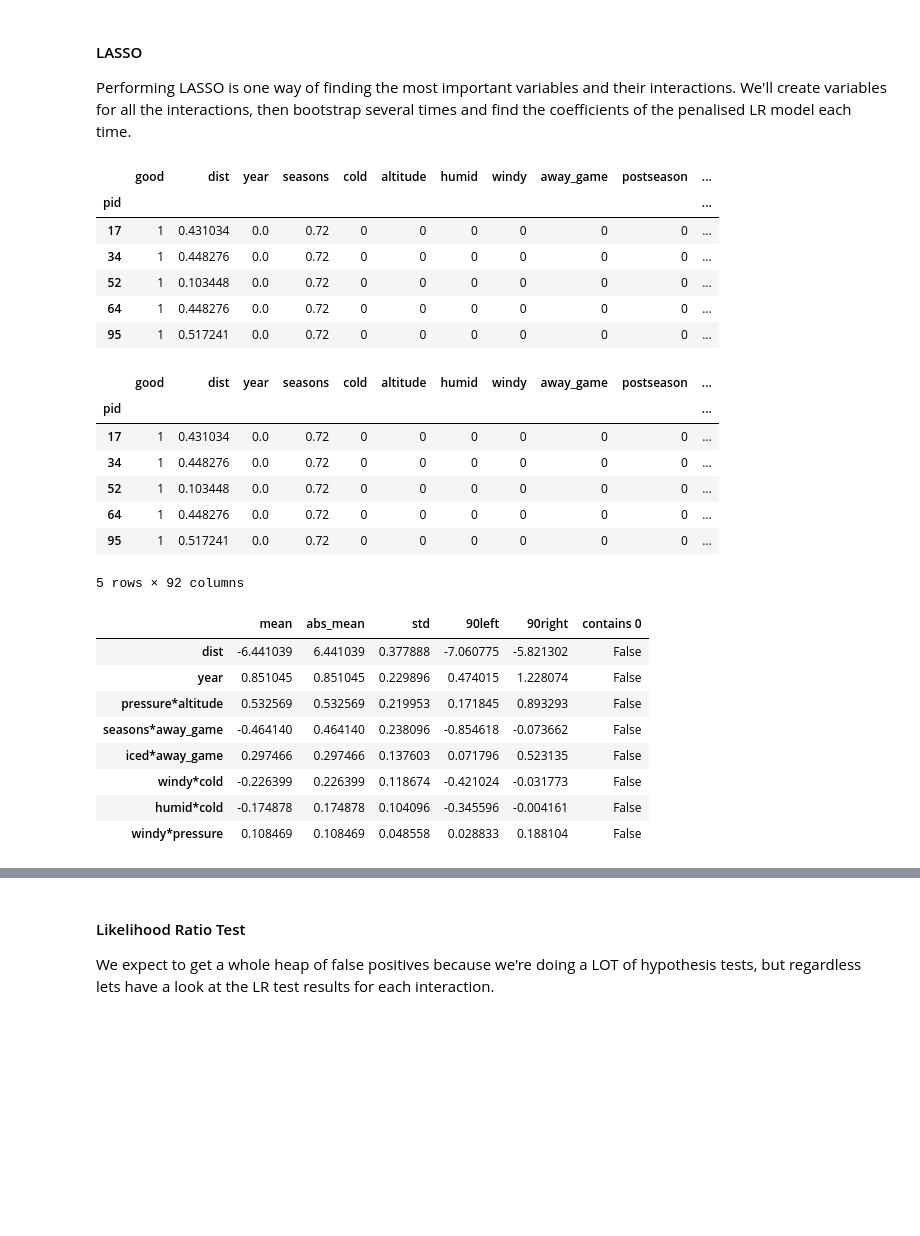
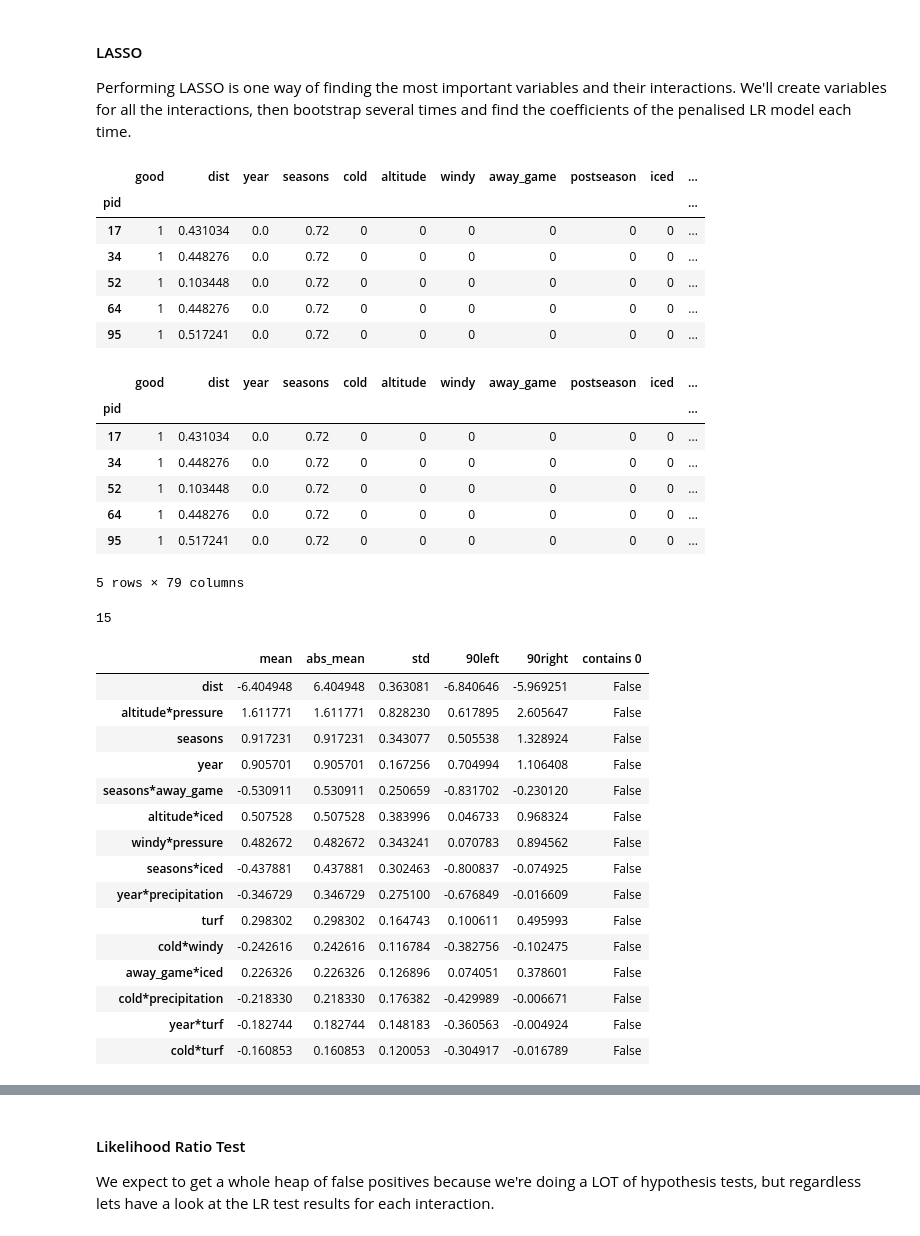
Before and after one commit to lewisbails/nfl-project, a Jupyter notebook: notebooks/field_goals.ipynb, the cells around one changed output, grey strips where cells are left out. Cells and saved outputs as stored; diff of their text form; code cells hidden in the pictures; blank space fills up the shorter version.

```diff
--- a/notebooks/field_goals.ipynb
+++ b/notebooks/field_goals.ipynb
@@ -538,14 +402,12 @@ pressure          0.0210      0.024      0.874      0.382      -0.026       0.06
 # %%
 def get_interactions(covariates, triples=False):
     interactions = []
-    for i,j in itertools.product(covariates,covariates):
-        if i>j:
-            interactions.append(i+'*'+j)
+    for i,j in itertools.combinations(covariates,2):
+        interactions.append(i+'*'+j)
 
     if triples:
-        for i,j,k in itertools.product(covariates,covariates, covariates):
-            if i>j>k:
-                interactions.append(i+'*'+j+'*'+k)
+        for i,j,k in itertools.combinations(covariates,3):
+            interactions.append(i+'*'+j+'*'+k)
 
     return interactions
 # %%
@@ -557,12 +419,13 @@ Performing LASSO is one way of finding the most important variables and their in
 # %%
 # we scale the non-binary variables to be between 0 and 1 so we can see relative effects.
 normed = df.copy().drop(['fkicker'], axis=1)
+normed['pressure'] = (normed['pressure']-normed['pressure'].min())/(normed['pressure'].max()-normed['pressure'].min())
 normed['dist'] = (normed['dist']-normed['dist'].min())/(normed['dist'].max()-normed['dist'].min())
 normed['year'] = (normed['year']-normed['year'].min())/(normed['year'].max()-normed['year'].min())
 normed['seasons'] = (normed['seasons']-normed['seasons'].min())/(normed['seasons'].max()-normed['seasons'].min())
 normed.head()
 # %% [output]
-|  | good | dist | year | seasons | cold | altitude | humid | windy | away_game | postseason | ... |
+|  | good | dist | year | seasons | cold | altitude | windy | away_game | postseason | iced | ... |
 | pid |  |  |  |  |  |  |  |  |  |  | ... |
 | 17 | 1 | 0.431034 | 0.0 | 0.72 | 0 | 0 | 0 | 0 | 0 | 0 | ... |
 | 34 | 1 | 0.448276 | 0.0 | 0.72 | 0 | 0 | 0 | 0 | 0 | 0 | ... |
@@ -578,35 +441,45 @@ for interaction in interactions:
         normed[interaction] = normed[covs[0]]*normed[covs[1]]*normed[covs[2]]
 normed.head()
 # %% [output]
-|  | good | dist | year | seasons | cold | altitude | humid | windy | away_game | postseason | ... |
+|  | good | dist | year | seasons | cold | altitude | windy | away_game | postseason | iced | ... |
 | pid |  |  |  |  |  |  |  |  |  |  | ... |
 | 17 | 1 | 0.431034 | 0.0 | 0.72 | 0 | 0 | 0 | 0 | 0 | 0 | ... |
 | 34 | 1 | 0.448276 | 0.0 | 0.72 | 0 | 0 | 0 | 0 | 0 | 0 | ... |
 | 52 | 1 | 0.103448 | 0.0 | 0.72 | 0 | 0 | 0 | 0 | 0 | 0 | ... |
 | 64 | 1 | 0.448276 | 0.0 | 0.72 | 0 | 0 | 0 | 0 | 0 | 0 | ... |
 | 95 | 1 | 0.517241 | 0.0 | 0.72 | 0 | 0 | 0 | 0 | 0 | 0 | ... |
-5 rows × 92 columns
+5 rows × 79 columns
 # %%
 from sklearn.linear_model import LogisticRegression
 
 coefs = {}
-for i in range(30): # bootstrap for CI on coefficients
+for i in range(50): # bootstrap for CI on coefficients
     boot = normed.sample(frac=1, replace=True)
-    model = LogisticRegression(penalty='l1', max_iter=5000, solver='liblinear')
+    model = LogisticRegression(penalty='l1', max_iter=1000, solver='liblinear')
     model.fit(X=boot.drop('good', axis=1), y=boot['good'])
     coefs[i] = pd.Series(index=boot.drop('good', axis=1).columns.values,data=model.coef_[0])
 df_boot = pd.DataFrame.from_dict(coefs, orient='columns')
 # %%
-df_coefs = pd.DataFrame.from_dict({'mean':df_boot.mean(axis=1), 'abs_mean':df_boot.mean(axis=1).abs(), 'std':df_boot.std(axis=1), '90left':df_boot.mean(axis=1)-1.64*df_boot.std(axis=1), '90right':df_boot.mean(axis=1)+1.64*df_boot.std(axis=1), 'contains 0':((df_boot.mean(axis=1)-1.64*df_boot.std(axis=1))<0) & ((df_boot.mean(axis=1)+1.64*df_boot.std(axis=1))>0)}, orient='columns').sort_values('abs_mean', ascending=False)
-df_coefs[~df_coefs['contains 0'] & df_coefs['mean']>0]
+df_coefs = pd.DataFrame.from_dict({'mean':df_boot.mean(axis=1), 'abs_mean':df_boot.mean(axis=1).abs(), 'std':df_boot.std(axis=1), '90left':df_boot.mean(axis=1)-1.2*df_boot.std(axis=1), '90right':df_boot.mean(axis=1)+1.2*df_boot.std(axis=1), 'contains 0':((df_boot.mean(axis=1)-1.2*df_boot.std(axis=1))<0) & ((df_boot.mean(axis=1)+1.2*df_boot.std(axis=1))>0)}, orient='columns').sort_values('abs_mean', ascending=False)
+selected = df_coefs[~df_coefs['contains 0'] & df_coefs['abs_mean']>0].sort_values('abs_mean', ascending=False)
+print(len(selected))
+selected
 # %% [output]
+15
 |  | mean | abs_mean | std | 90left | 90right | contains 0 |
-| dist | -6.441039 | 6.441039 | 0.377888 | -7.060775 | -5.821302 | False |
-| year | 0.851045 | 0.851045 | 0.229896 | 0.474015 | 1.228074 | False |
-| pressure*altitude | 0.532569 | 0.532569 | 0.219953 | 0.171845 | 0.893293 | False |
-| seasons*away_game | -0.464140 | 0.464140 | 0.238096 | -0.854618 | -0.073662 | False |
-| iced*away_game | 0.297466 | 0.297466 | 0.137603 | 0.071796 | 0.523135 | False |
-| windy*cold | -0.226399 | 0.226399 | 0.118674 | -0.421024 | -0.031773 | False |
-| humid*cold | -0.174878 | 0.174878 | 0.104096 | -0.345596 | -0.004161 | False |
-| windy*pressure | 0.108469 | 0.108469 | 0.048558 | 0.028833 | 0.188104 | False |
+| dist | -6.404948 | 6.404948 | 0.363081 | -6.840646 | -5.969251 | False |
+| altitude*pressure | 1.611771 | 1.611771 | 0.828230 | 0.617895 | 2.605647 | False |
+| seasons | 0.917231 | 0.917231 | 0.343077 | 0.505538 | 1.328924 | False |
+| year | 0.905701 | 0.905701 | 0.167256 | 0.704994 | 1.106408 | False |
+| seasons*away_game | -0.530911 | 0.530911 | 0.250659 | -0.831702 | -0.230120 | False |
+| altitude*iced | 0.507528 | 0.507528 | 0.383996 | 0.046733 | 0.968324 | False |
+| windy*pressure | 0.482672 | 0.482672 | 0.343241 | 0.070783 | 0.894562 | False |
+| seasons*iced | -0.437881 | 0.437881 | 0.302463 | -0.800837 | -0.074925 | False |
+| year*precipitation | -0.346729 | 0.346729 | 0.275100 | -0.676849 | -0.016609 | False |
+| turf | 0.298302 | 0.298302 | 0.164743 | 0.100611 | 0.495993 | False |
+| cold*windy | -0.242616 | 0.242616 | 0.116784 | -0.382756 | -0.102475 | False |
+| away_game*iced | 0.226326 | 0.226326 | 0.126896 | 0.074051 | 0.378601 | False |
+| cold*precipitation | -0.218330 | 0.218330 | 0.176382 | -0.429989 | -0.006671 | False |
+| year*turf | -0.182744 | 0.182744 | 0.148183 | -0.360563 | -0.004924 | False |
+| cold*turf | -0.160853 | 0.160853 | 0.120053 | -0.304917 | -0.016789 | False |
 # %% [markdown]
```
Also changed, not shown: parts of 38 cells of this notebook, 2 other files.
